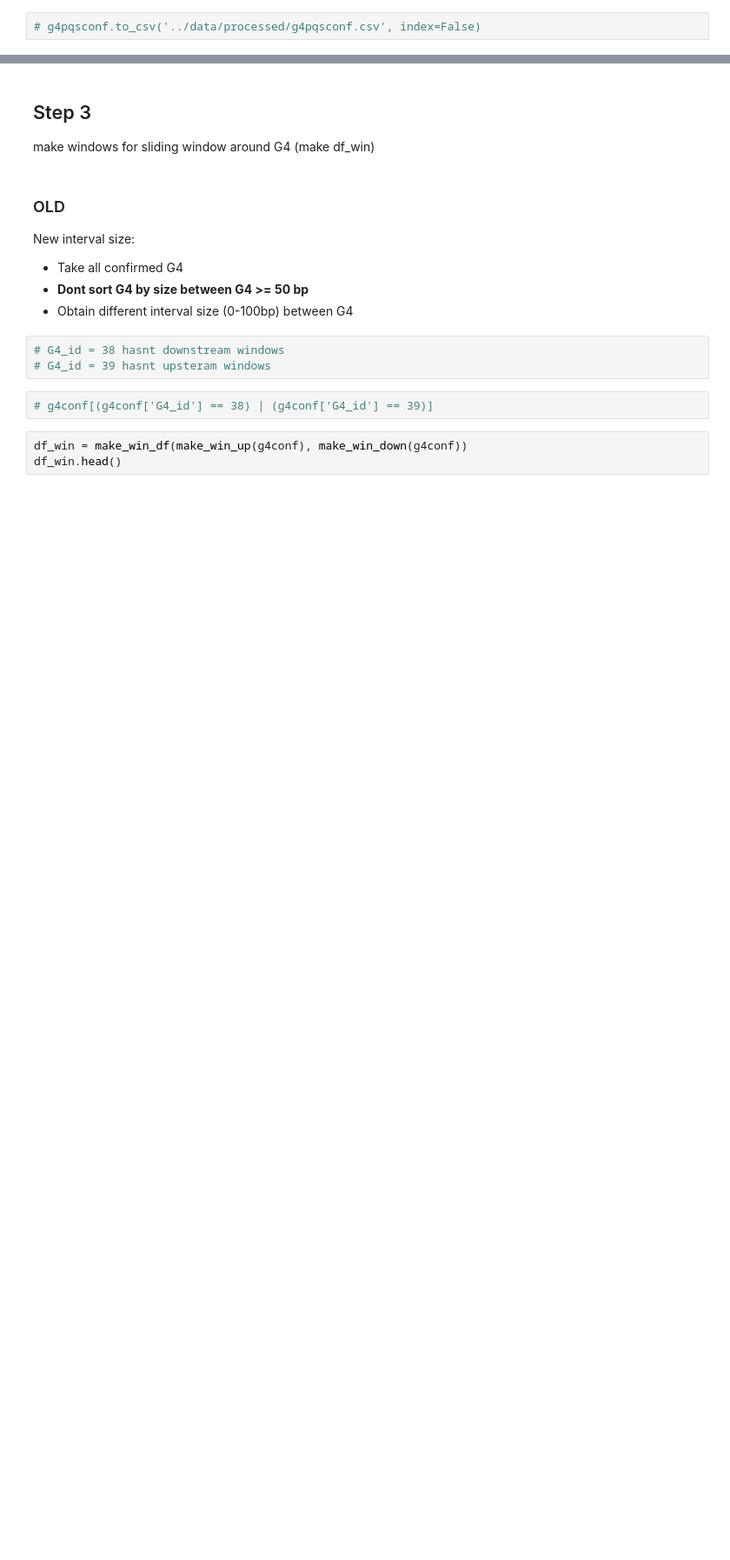
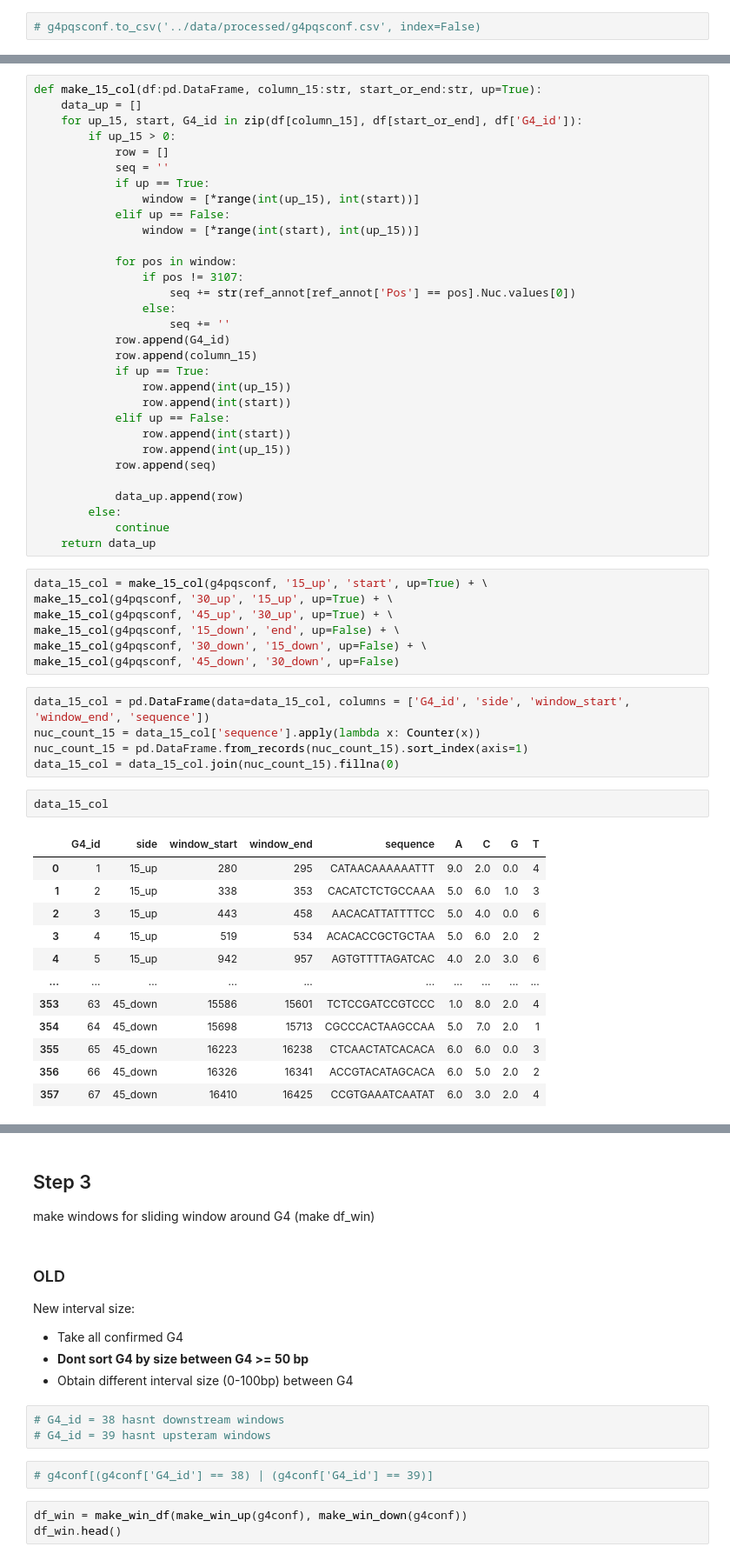
Before and after one commit to mitoclub/G4MutSpec, a Jupyter notebook: notebooks/data_preparation.ipynb, the cells around one changed output, grey strips where cells are left out. Shown at 87% size. Drawn from its saved outputs; the diff is of its cells as text; blank space fills up the shorter version.

```diff
--- a/notebooks/data_preparation.ipynb
+++ b/notebooks/data_preparation.ipynb
@@ -595,0 +720,58 @@ g4pqsconf.head()
+# %%
+def make_15_col(df:pd.DataFrame, column_15:str, start_or_end:str, up=True):
+    data_up = []
+    for up_15, start, G4_id in zip(df[column_15], df[start_or_end], df['G4_id']):
+        if up_15 > 0:
+            row = []
+            seq = ''
+            if up == True:
+                window = [*range(int(up_15), int(start))]
+            elif up == False:
+                window = [*range(int(start), int(up_15))]
+
+            for pos in window:
+                if pos != 3107:
+                    seq += str(ref_annot[ref_annot['Pos'] == pos].Nuc.values[0])
+                else:
+                    seq += ''
+            row.append(G4_id)
+            row.append(column_15)
+            if up == True:
+                row.append(int(up_15))
+                row.append(int(start))
+            elif up == False:
+                row.append(int(start))
+                row.append(int(up_15))
+            row.append(seq)
+
+            data_up.append(row)
+        else:
+            continue
+    return data_up
+# %%
+data_15_col = make_15_col(g4pqsconf, '15_up', 'start', up=True) + \
+make_15_col(g4pqsconf, '30_up', '15_up', up=True) + \
+make_15_col(g4pqsconf, '45_up', '30_up', up=True) + \
+make_15_col(g4pqsconf, '15_down', 'end', up=False) + \
+make_15_col(g4pqsconf, '30_down', '15_down', up=False) + \
+make_15_col(g4pqsconf, '45_down', '30_down', up=False)
+# %%
+data_15_col = pd.DataFrame(data=data_15_col, columns = ['G4_id', 'side', 'window_start', 'window_end', 'sequence'])
+nuc_count_15 = data_15_col['sequence'].apply(lambda x: Counter(x))
+nuc_count_15 = pd.DataFrame.from_records(nuc_count_15).sort_index(axis=1)
+data_15_col = data_15_col.join(nuc_count_15).fillna(0)
+# %%
+data_15_col
+# %% [output]
+|  | G4_id | side | window_start | window_end | sequence | A | C | G | T |
+| 0 | 1 | 15_up | 280 | 295 | CATAACAAAAAATTT | 9.0 | 2.0 | 0.0 | 4 |
+| 1 | 2 | 15_up | 338 | 353 | CACATCTCTGCCAAA | 5.0 | 6.0 | 1.0 | 3 |
+| 2 | 3 | 15_up | 443 | 458 | AACACATTATTTTCC | 5.0 | 4.0 | 0.0 | 6 |
+| 3 | 4 | 15_up | 519 | 534 | ACACACCGCTGCTAA | 5.0 | 6.0 | 2.0 | 2 |
+| 4 | 5 | 15_up | 942 | 957 | AGTGTTTTAGATCAC | 4.0 | 2.0 | 3.0 | 6 |
+| ... | ... | ... | ... | ... | ... | ... | ... | ... | ... |
+| 353 | 63 | 45_down | 15586 | 15601 | TCTCCGATCCGTCCC | 1.0 | 8.0 | 2.0 | 4 |
+| 354 | 64 | 45_down | 15698 | 15713 | CGCCCACTAAGCCAA | 5.0 | 7.0 | 2.0 | 1 |
+| 355 | 65 | 45_down | 16223 | 16238 | CTCAACTATCACACA | 6.0 | 6.0 | 0.0 | 3 |
+| 356 | 66 | 45_down | 16326 | 16341 | ACCGTACATAGCACA | 6.0 | 5.0 | 2.0 | 2 |
+| 357 | 67 | 45_down | 16410 | 16425 | CCGTGAAATCAATAT | 6.0 | 3.0 | 2.0 | 4 |
```
Also changed, not shown: parts of 25 cells of this notebook, 5 other files.
